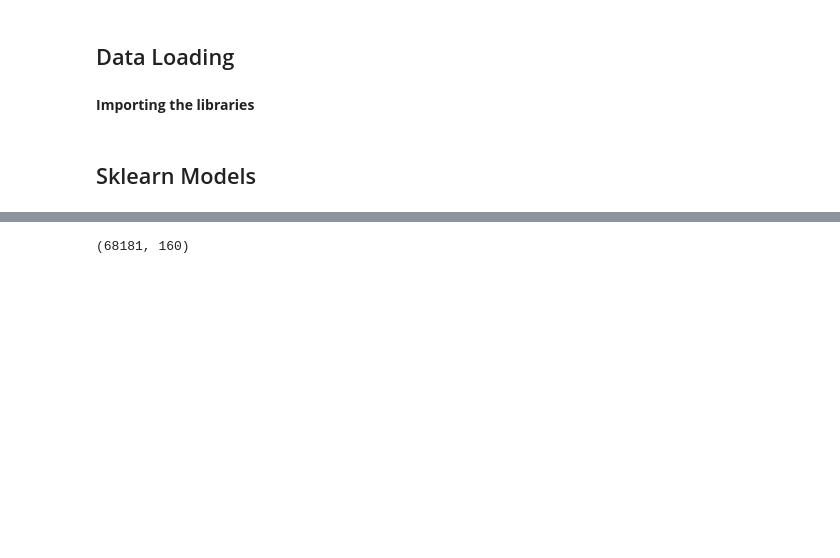
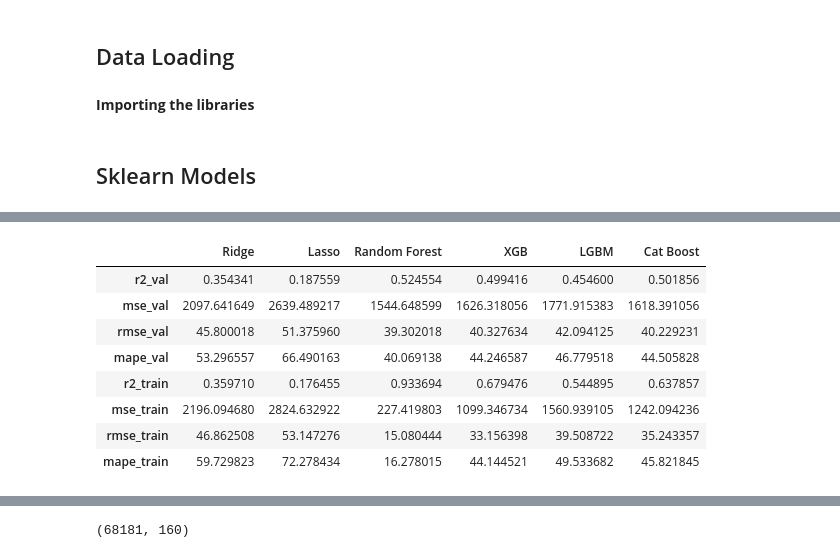
Before and after one commit to utkarshsaboo45/WiDS_climate_change, a Jupyter notebook: model.ipynb, the cells around one changed output, grey strips where cells are left out. Cells and saved outputs as stored; diff of their text form; code cells hidden in the pictures; blank space fills up the shorter version.

```diff
--- a/model.ipynb
+++ b/model.ipynb
@@ -422,0 +532,12 @@ pd.DataFrame(results)
+# %%
+pd.DataFrame(results) # Base
+# %% [output]
+|  | Ridge | Lasso | Random Forest | XGB | LGBM | Cat Boost |
+| r2_val | 0.354341 | 0.187559 | 0.524554 | 0.499416 | 0.454600 | 0.501856 |
+| mse_val | 2097.641649 | 2639.489217 | 1544.648599 | 1626.318056 | 1771.915383 | 1618.391056 |
+| rmse_val | 45.800018 | 51.375960 | 39.302018 | 40.327634 | 42.094125 | 40.229231 |
+| mape_val | 53.296557 | 66.490163 | 40.069138 | 44.246587 | 46.779518 | 44.505828 |
+| r2_train | 0.359710 | 0.176455 | 0.933694 | 0.679476 | 0.544895 | 0.637857 |
+| mse_train | 2196.094680 | 2824.632922 | 227.419803 | 1099.346734 | 1560.939105 | 1242.094236 |
+| rmse_train | 46.862508 | 53.147276 | 15.080444 | 33.156398 | 39.508722 | 35.243357 |
+| mape_train | 59.729823 | 72.278434 | 16.278015 | 44.144521 | 49.533682 | 45.821845 |
```
Also changed, not shown: parts of 57 cells of this notebook.
